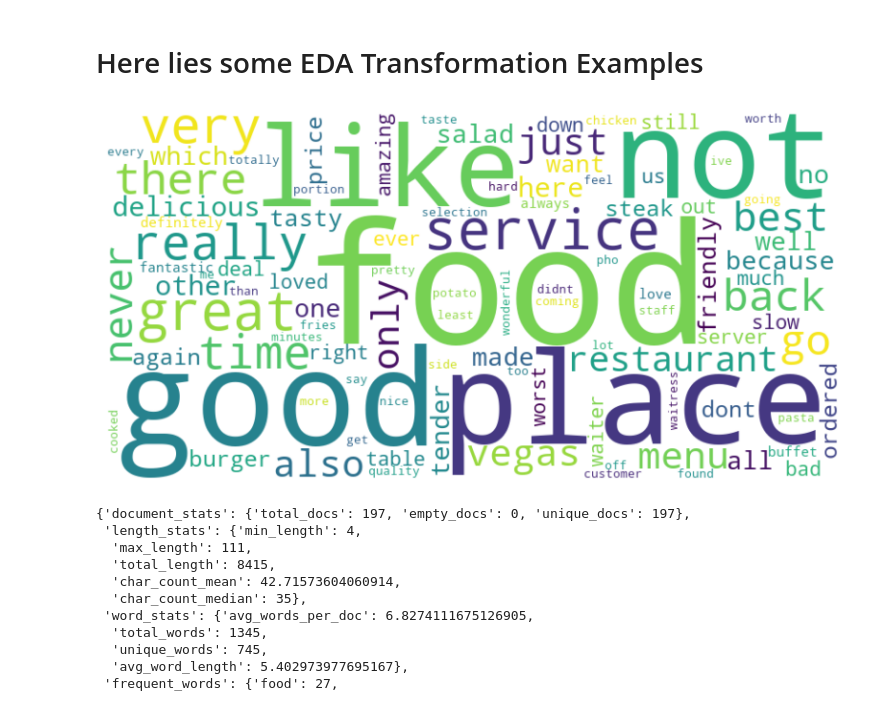
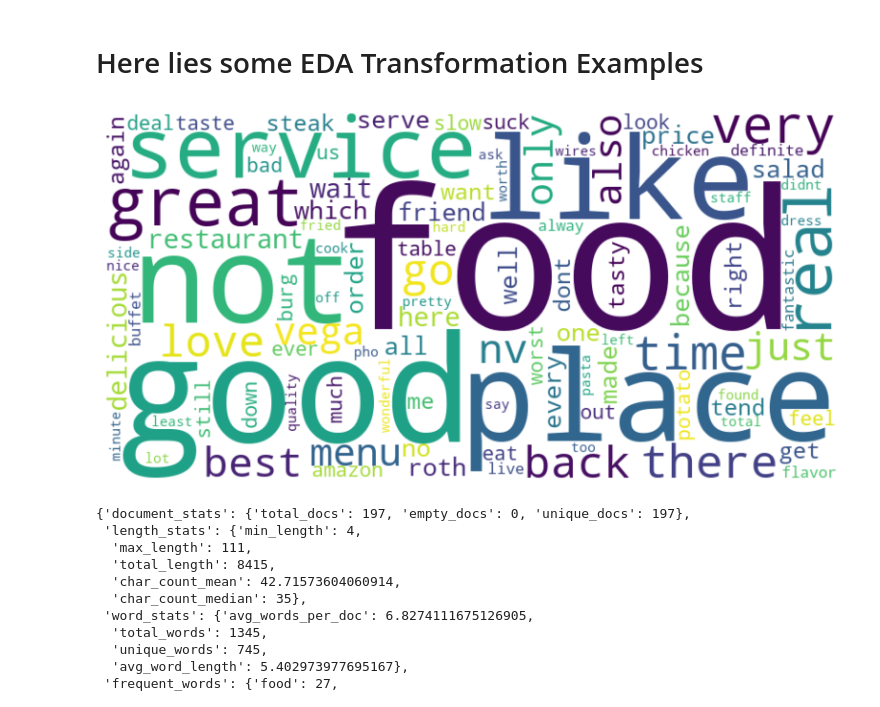
Before and after one commit to Thomas-Kulch/text_data_toolkit, a Jupyter notebook: eda/EDA Restaurant Reviews.ipynb, the cells around one changed output. Drawn from its saved outputs; the diff is of its cells as text; code cells hidden in the pictures.

```diff
--- a/eda/EDA Restaurant Reviews.ipynb
+++ b/eda/EDA Restaurant Reviews.ipynb
@@ -181,11 +181,10 @@ cleaned_df_tsv_labeled.head()
 # %% [markdown]
 # Here lies some EDA Transformation Examples
 # %%
-# Generate Wordcloud of No Stopwords Series
-
-cleaned_df_tsv_labeled_wordcloud = eda.generate_wordcloud(cleaned_df_tsv_labeled["Review No Stopwords"], custom_stopwords=["will", "some", "came"])
+# Generate Wordcloud of Autocorrect Series
+cleaned_df_tsv_labeled_wordcloud = eda.generate_wordcloud(cleaned_df_tsv_labeled["Autocorrected"], custom_stopwords=["will", "some", "came"])
 # %% [output]
-[figure, old version]
+[figure, new version]
 # %%
 # Summary Statistics of our Text Data
 eda.text_summary_stats(cleaned_df_tsv, "Review No Stopwords")
```
Also changed, not shown: parts of 6 cells of this notebook, 1 other file.
